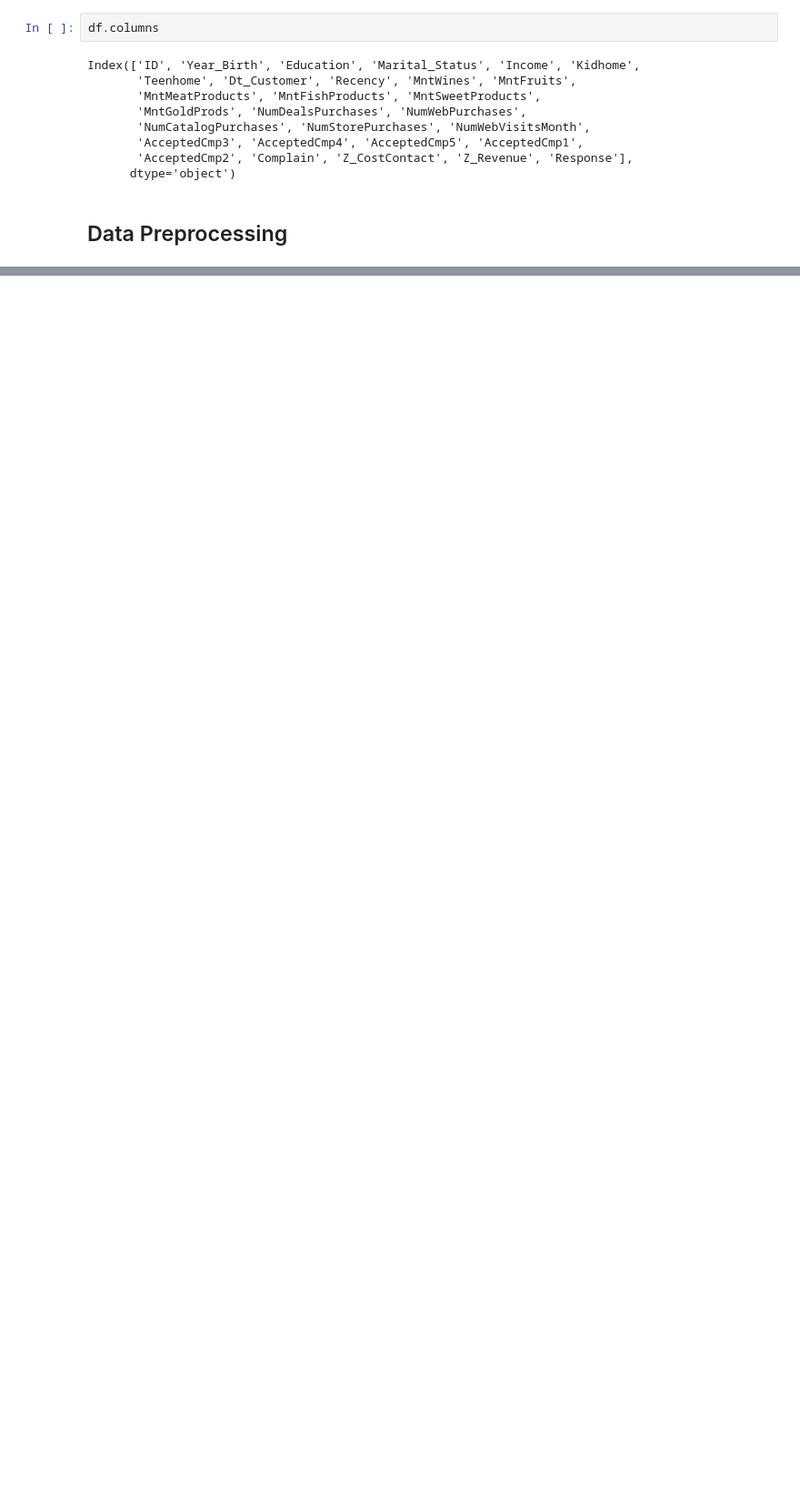
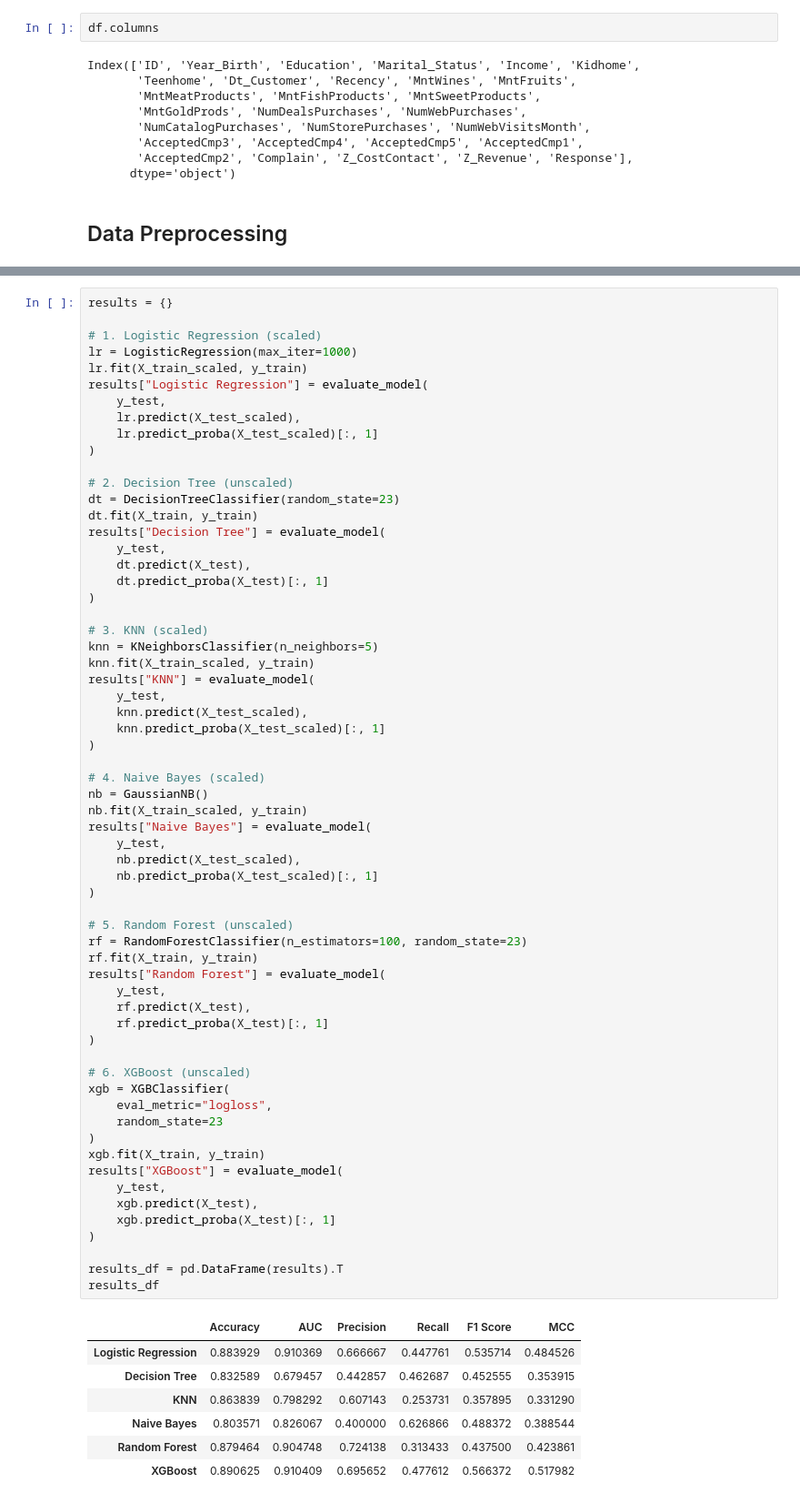
Before and after one commit to vdj-vasudevan/ML_Assignment_2_VasuDevan_S, a Jupyter notebook: model/ML_Assignment_2.ipynb, the cells around one changed output, grey strips where cells are left out. Shown at 91% size. Cells and saved outputs as stored; diff of their text form; blank space fills up the shorter version.

Commit message:
Train models with different model and Created Pickle files.

```diff
--- a/model/ML_Assignment_2.ipynb
+++ b/model/ML_Assignment_2.ipynb
@@ -292,0 +331,70 @@ Features: 25
+# %%
+results = {}
+
+# 1. Logistic Regression (scaled)
+lr = LogisticRegression(max_iter=1000)
+lr.fit(X_train_scaled, y_train)
+results["Logistic Regression"] = evaluate_model(
+    y_test,
+    lr.predict(X_test_scaled),
+    lr.predict_proba(X_test_scaled)[:, 1]
+)
+
+# 2. Decision Tree (unscaled)
+dt = DecisionTreeClassifier(random_state=23)
+dt.fit(X_train, y_train)
+results["Decision Tree"] = evaluate_model(
+    y_test,
+    dt.predict(X_test),
+    dt.predict_proba(X_test)[:, 1]
+)
+
+# 3. KNN (scaled)
+knn = KNeighborsClassifier(n_neighbors=5)
+knn.fit(X_train_scaled, y_train)
+results["KNN"] = evaluate_model(
+    y_test,
+    knn.predict(X_test_scaled),
+    knn.predict_proba(X_test_scaled)[:, 1]
+)
+
+# 4. Naive Bayes (scaled)
+nb = GaussianNB()
+nb.fit(X_train_scaled, y_train)
+results["Naive Bayes"] = evaluate_model(
+    y_test,
+    nb.predict(X_test_scaled),
+    nb.predict_proba(X_test_scaled)[:, 1]
+)
+
+# 5. Random Forest (unscaled)
+rf = RandomForestClassifier(n_estimators=100, random_state=23)
+rf.fit(X_train, y_train)
+results["Random Forest"] = evaluate_model(
+    y_test,
+    rf.predict(X_test),
+    rf.predict_proba(X_test)[:, 1]
+)
+
+# 6. XGBoost (unscaled)
+xgb = XGBClassifier(
+    eval_metric="logloss",
+    random_state=23
+)
+xgb.fit(X_train, y_train)
+results["XGBoost"] = evaluate_model(
+    y_test,
+    xgb.predict(X_test),
+    xgb.predict_proba(X_test)[:, 1]
+)
+
+results_df = pd.DataFrame(results).T
+results_df
+# %% [output]
+|  | Accuracy | AUC | Precision | Recall | F1 Score | MCC |
+| Logistic Regression | 0.883929 | 0.910369 | 0.666667 | 0.447761 | 0.535714 | 0.484526 |
+| Decision Tree | 0.832589 | 0.679457 | 0.442857 | 0.462687 | 0.452555 | 0.353915 |
+| KNN | 0.863839 | 0.798292 | 0.607143 | 0.253731 | 0.357895 | 0.331290 |
+| Naive Bayes | 0.803571 | 0.826067 | 0.400000 | 0.626866 | 0.488372 | 0.388544 |
+| Random Forest | 0.879464 | 0.904748 | 0.724138 | 0.313433 | 0.437500 | 0.423861 |
+| XGBoost | 0.890625 | 0.910409 | 0.695652 | 0.477612 | 0.566372 | 0.517982 |
```
Also changed, not shown: parts of 9 cells of this notebook, 9 other files.
